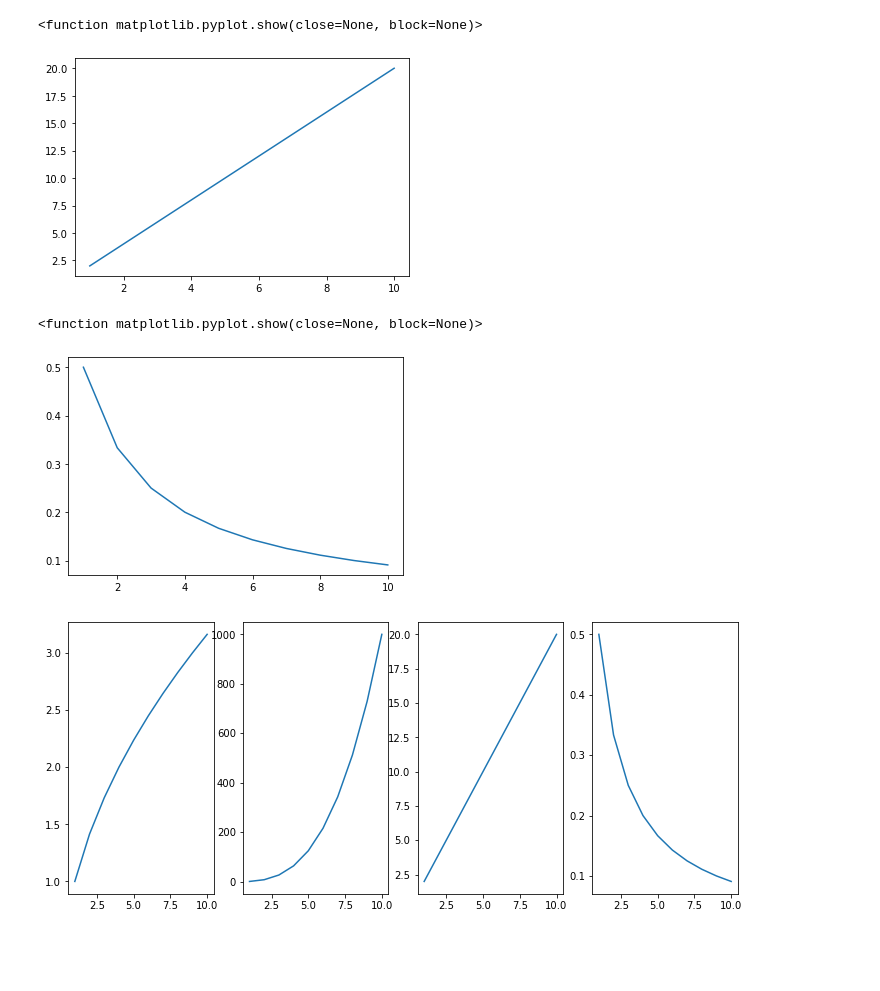
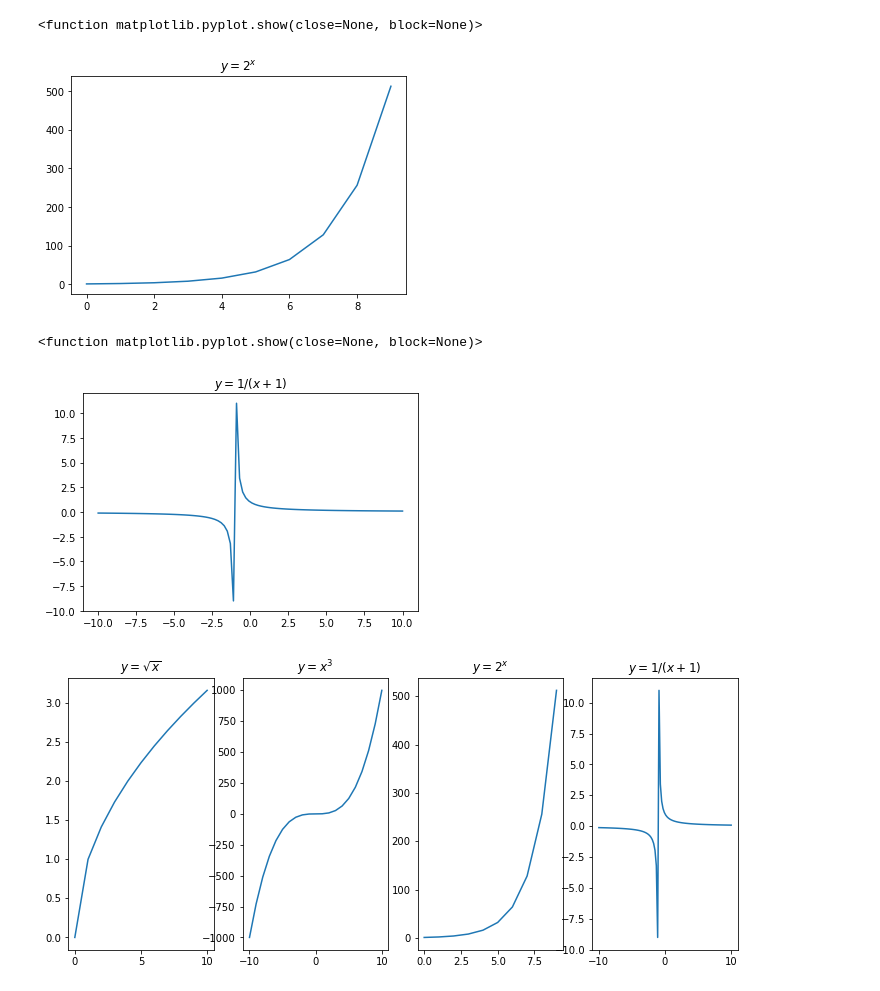
Before and after one commit to OKPTaylor/numpy-pandas-visualization-exercises, a Jupyter notebook: matplotlib_exercises.ipynb, the cells around one changed output. Saved outputs shown, nothing was run; the diff lists cells and outputs as text; code cells hidden in the pictures; blank space fills up the shorter version.

```diff
--- a/matplotlib_exercises.ipynb
+++ b/matplotlib_exercises.ipynb
@@ -73,6 +64,10 @@ SyntaxError: invalid syntax (<ipython-input-87-f720ccf8351d>, line 1)
+# %%
+x3 = np.array(range(10))
+y3 = 2 ** x3
 # %%
-plt.plot(x_series, y3)
+plt.plot(x3, y3)
+plt.title("$y=2^x$")
 plt.show
 # %% [output]
 <function matplotlib.pyplot.show(close=None, block=None)>
-[figure, old version]
+[figure, new version]
@@ -81,29 +77,35 @@ y4 = 1 / (x_series + 1)
 # %%
-plt.plot(x_series, y4)
+plt.plot(x4, y4)
+plt.title('$y=1/(x+1)$')
 plt.show
 # %% [output]
 <function matplotlib.pyplot.show(close=None, block=None)>
-[figure, old version]
+[figure, new version]
 # %%
 #3
 # %%
 plt.figure(figsize=(12,5)) #change the size of the overall plot size (high, wide)
 
 plt.subplot(1,4,1) #(number of rows, number of columns, position of the graph)
-plt.plot(x_series, y1)
+plt.plot(x, y1)
+plt.title('$y = \sqrt{x}$')
 
 plt.subplot(142) #each subplot needs this labeled to be before the plot
-plt.plot(x_series, y2)
+plt.plot(x, y2)
+plt.title('$y = x^3$')
 
-plt.subplot(143) #this can be written with or without commas
-plt.plot(x_series, y3)
+plt.subplot(143)
+plt.plot(x3, y3)
+plt.title('$y = 2^x$')
 
-plt.subplot(144) #this can be written with or without commas
-plt.plot(x_series, y4)
+plt.subplot(144)
+plt.title('$y = 1/(x + 1)$')
+plt.plot(x4, y4)
+
 
 plt.show()
 # %% [output]
-[figure, old version]
+[figure, new version]
 # %%
 #4
 # %%
```
Also changed, not shown: parts of 17 cells of this notebook.
